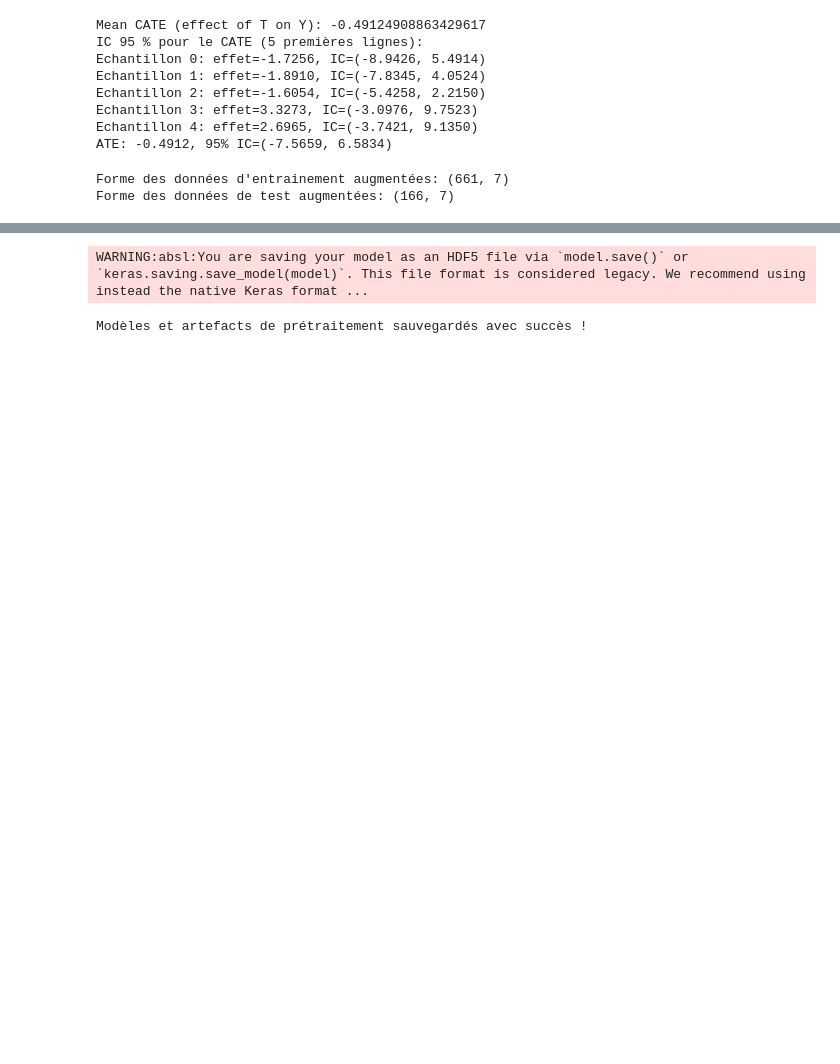
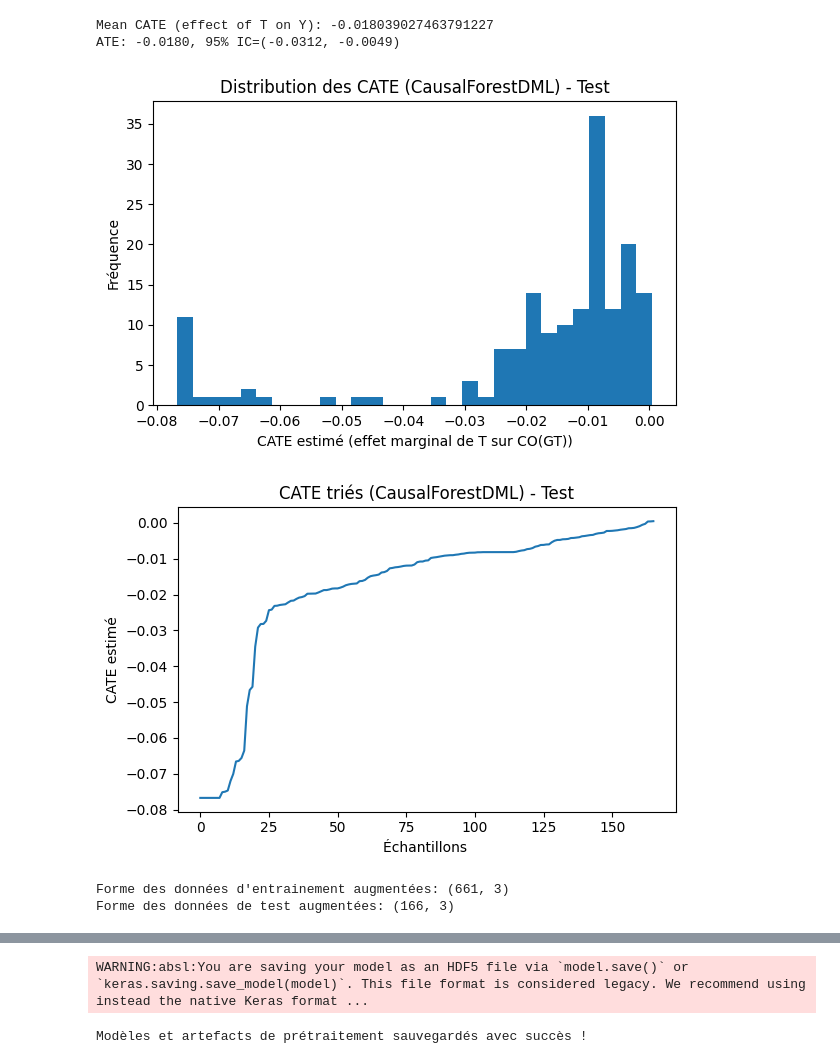
Before and after one commit to Balla98/Projet-prediction-air, a Jupyter notebook: project.ipynb, the cells around one changed output, grey strips where cells are left out. Cells and saved outputs as stored; diff of their text form; code cells hidden in the pictures; blank space fills up the shorter version.

```diff
--- a/project.ipynb
+++ b/project.ipynb
@@ -760,75 +738,71 @@ Noms des variables utilisés dans Streamlit : ['NOx(GT)', 'NO2(GT)', 'C6H6(GT)',
 # %%
 import numpy as np
 from econml.dml import CausalForestDML
 from sklearn.ensemble import RandomForestRegressor
 from sklearn.metrics import mean_squared_error, r2_score
 
 # Créer et paramétrer le modèle de causal forest
 causal_forest = CausalForestDML(
     model_t=RandomForestRegressor(),
     model_y=RandomForestRegressor(),
     discrete_treatment=False,
     cv=3,
     n_estimators=100,
     min_samples_leaf=10,
     random_state=42
 )
 
 # Entraîner (ajuster) le modèle sur les données d'entraînement
-causal_forest.fit(Y_train, T_train, X=X_train)#X=X_train)
-#causal_forest.fit(Y_train, T_train, X=X_train_scaled)
+causal_forest.fit(Y_train, T_train, X=X_train_s)
 
 # ---- 1. # Estimation de l’effet du traitement ----
 # Effet moyen conditionnel du traitement (CATE)
-cate_train = causal_forest.effect(X_train)
-cate_test  = causal_forest.effect(X_test)
-cate_pred = causal_forest.effect(X_test)
-print("Mean CATE (effect of T on Y):", np.mean(cate_pred))
+cate_test  = causal_forest.effect(X_test_s)
+
+print("Mean CATE (effect of T on Y):", np.mean(cate_test))
 
 # Intervalle de confiance des effets
-lb, ub = causal_forest.effect_interval(X_test)
-print("IC 95 % pour le CATE (5 premières lignes):")
-for i in range(5):
-    print(f"Echantillon {i}: effet={cate_pred[i]:.4f}, IC=({lb[i]:.4f}, {ub[i]:.4f})")
+lb, ub = causal_forest.effect_interval(X_test_s)
 
 # ---- 2. Effet moyen du traitement (ATE) ----
-ate = causal_forest.ate(X_test)
-ate_lb, ate_ub = causal_forest.ate_interval(X_test)
+ate = causal_forest.ate(X_test_s)
+ate_lb, ate_ub = causal_forest.ate_interval(X_test_s)
 print(f"ATE: {ate:.4f}, 95% IC=({ate_lb:.4f}, {ate_ub:.4f})")
+
+# Figures CATE
+plt.figure(figsize=(6,4))
+plt.hist(cate_test, bins=30)
+plt.xlabel("CATE estimé (effet marginal de T sur CO(GT))")
+plt.ylabel("Fréquence")
+plt.title("Distribution des CATE (CausalForestDML) - Test")
+plt.tight_layout()
+plt.show()
+
+plt.figure(figsize=(6,4))
+plt.plot(np.sort(cate_test))
+plt.xlabel("Échantillons ")
+plt.ylabel("CATE estimé")
+plt.title("CATE triés (CausalForestDML) - Test")
+plt.tight_layout()
+plt.show()
 # %% [output]
-Mean CATE (effect of T on Y): -0.49124908863429617
-IC 95 % pour le CATE (5 premières lignes):
-Echantillon 0: effet=-1.7256, IC=(-8.9426, 5.4914)
-Echantillon 1: effet=-1.8910, IC=(-7.8345, 4.0524)
-Echantillon 2: effet=-1.6054, IC=(-5.4258, 2.2150)
-Echantillon 3: effet=3.3273, IC=(-3.0976, 9.7523)
-Echantillon 4: effet=2.6965, IC=(-3.7421, 9.1350)
-ATE: -0.4912, 95% IC=(-7.5659, 6.5834)
+Mean CATE (effect of T on Y): -0.018039027463791227
+ATE: -0.0180, 95% IC=(-0.0312, -0.0049)
+[figure, added]
+[figure, added]
 # %%
 import pandas as pd
 
 # Convert arrays to DataFrames first
-#X_train_aug = pd.DataFrame(X_train, columns=feature_names)#[f"feature_{i}" for i in range(X_train.shape[1])])
-#X_test_aug = pd.DataFrame(X_test, columns=feature_names)#[f"feature_{i}" for i in range(X_test.shape[1])])
 X_train_aug = pd.DataFrame(X_train, columns=feature_names)  # feature_names que tu as sauvegardé
 X_test_aug = pd.DataFrame(X_test, columns=feature_names)
 
-# Add causal forest CATE estimates
-X_train_aug["T"] = T_train
-X_test_aug["T"]  = T_test
-
-X_train_aug["CATE"] = cate_train
-X_test_aug["CATE"] = cate_test
-
-# Interaction utile : comment l'effet causal module l'effet de T
-X_train_aug["T_x_cate"] = X_train_aug["T"] * X_train_aug["CATE"]
-X_test_aug["T_x_cate"]  = X_test_aug["T"]  * X_test_aug["CATE"]
 
 print("Forme des données d'entrainement augmentées:", X_train_aug.shape)
 print("Forme des données de test augmentées:", X_test_aug.shape)
 # %% [output]
-Forme des données d'entrainement augmentées: (661, 7)
-Forme des données de test augmentées: (166, 7)
+Forme des données d'entrainement augmentées: (661, 3)
+Forme des données de test augmentées: (166, 3)
 # %%
 # ==============================================================================
 # Modèle final : Causal Forest + Deep Learning
```
Also changed, not shown: parts of 16 cells of this notebook, 4 other files.
